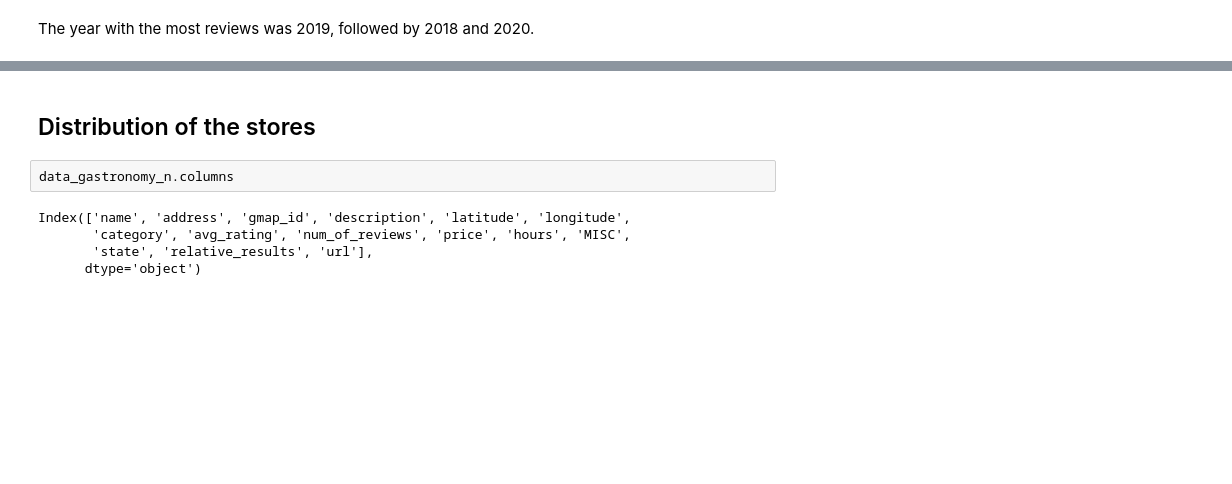
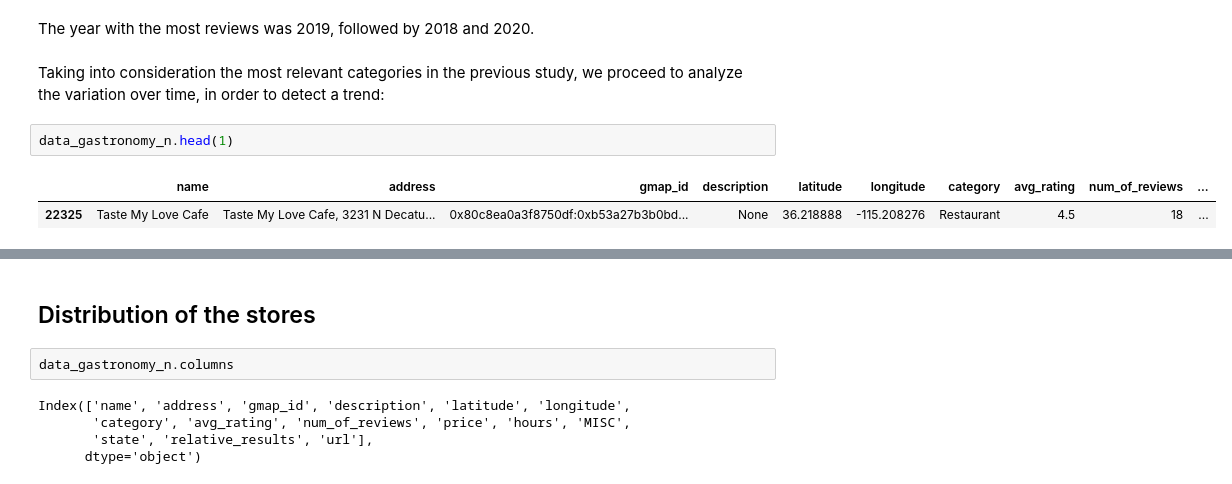
Before and after one commit to volpo/PG_YELP_GOOGLE_MAPS, a Jupyter notebook: EDANevada.ipynb, the cells around one changed output, grey strips where cells are left out. Saved outputs shown, nothing was run; the diff lists cells and outputs as text; blank space fills up the shorter version.

```diff
--- a/EDANevada.ipynb
+++ b/EDANevada.ipynb
@@ -641,3 +643,10 @@ fig.show()
 [interactive output not drawn]
 # %% [markdown]
 The year with the most reviews was 2019, followed by 2018 and 2020.
+# %% [markdown]
+Taking into consideration the most relevant categories in the previous study, we proceed to analyze the variation over time, in order to detect a trend:
+# %%
+data_gastronomy_n.head(1)
+# %% [output]
+|  | name | address | gmap_id | description | latitude | longitude | category | avg_rating | num_of_reviews | ... |
+| 22325 | Taste My Love Cafe | Taste My Love Cafe, 3231 N Decatu... | 0x80c8ea0a3f8750df:0xb53a27b3b0bd... | None | 36.218888 | -115.208276 | Restaurant | 4.5 | 18 | ... |
```
Also changed, not shown: parts of 15 cells of this notebook.
